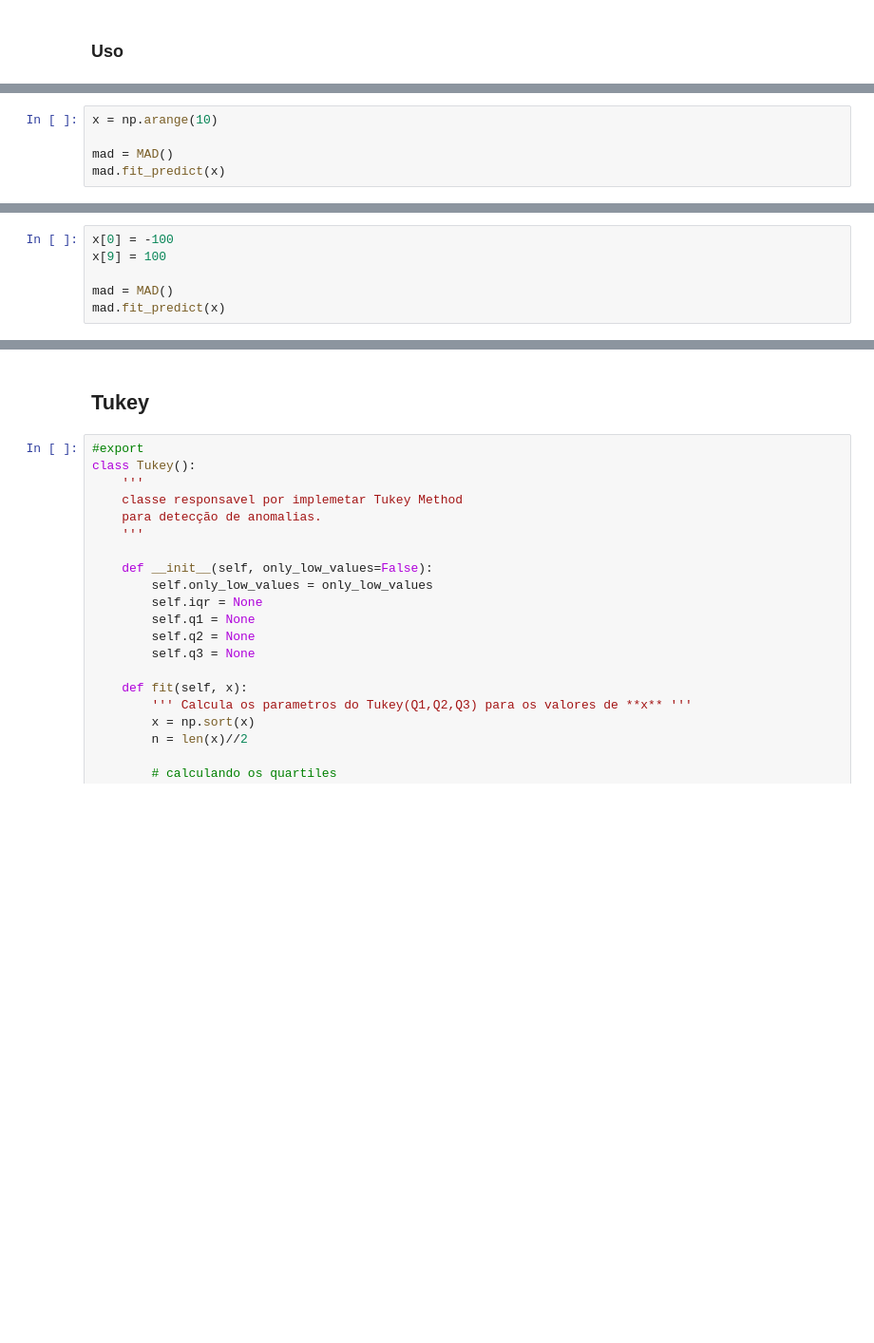
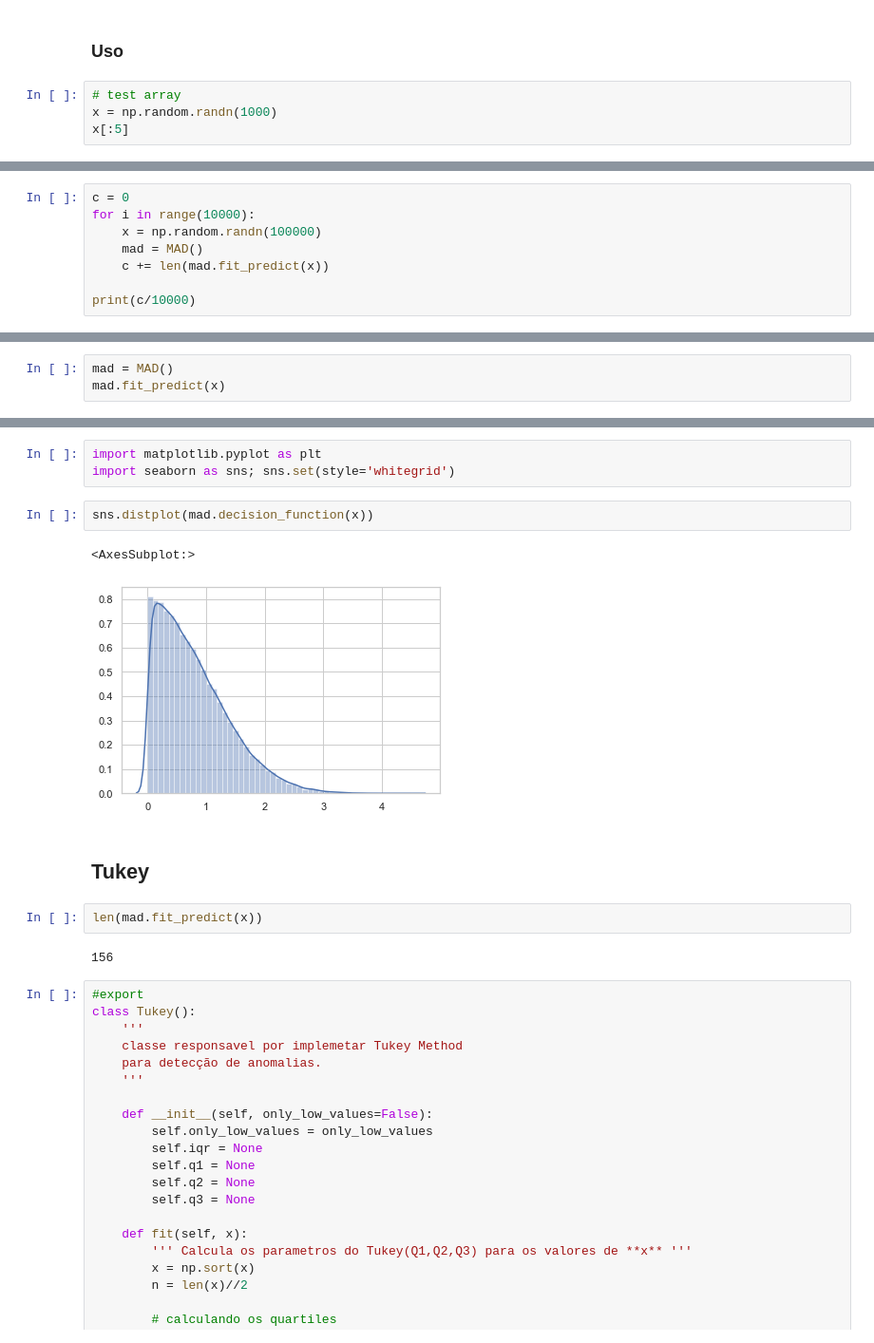
Before and after one commit to Fillipedem/pyanomaly, a Jupyter notebook: 00_stats.ipynb, the cells around one changed output, grey strips where cells are left out. Shown at 95% size. Drawn from its saved outputs; the diff is of its cells as text; blank space fills up the shorter version.

```diff
--- a/00_stats.ipynb
+++ b/00_stats.ipynb
@@ -97,3 +97,7 @@ show_doc(MAD.decision_function)
 retorna se os valores de mad para cada valor em **x**
 # %% [markdown]
 ### Uso
+# %%
+# test array
+x = np.random.randn(1000)
+x[:5]
@@ -99,0 +106,8 @@ retorna se os valores de mad para cada valor em **x**
+# %%
+c = 0
+for i in range(10000):
+    x = np.random.randn(100000)
+    mad = MAD()
+    c += len(mad.fit_predict(x))
+
+print(c/10000)
@@ -100,6 +116,4 @@ retorna se os valores de mad para cada valor em **x**
 # %%
-x = np.arange(10)
-
 mad = MAD()
 mad.fit_predict(x)
 # %% [output]
@@ -107,6 +136,0 @@ array([], dtype=int64)
-# %%
-x[0] = -100
-x[9] = 100
-
-mad = MAD()
-mad.fit_predict(x)
@@ -120,5 +158,17 @@ array([-100])
+# %%
+import matplotlib.pyplot as plt
+import seaborn as sns; sns.set(style='whitegrid')
+# %%
+sns.distplot(mad.decision_function(x))
+# %% [output]
+<AxesSubplot:>
+[figure, added]
 # %% [markdown]
 ## Tukey
+# %%
+len(mad.fit_predict(x))
+# %% [output]
+156
 # %%
 #export
 class Tukey():
```
Also changed, not shown: parts of 6 cells of this notebook, 15 other files.
